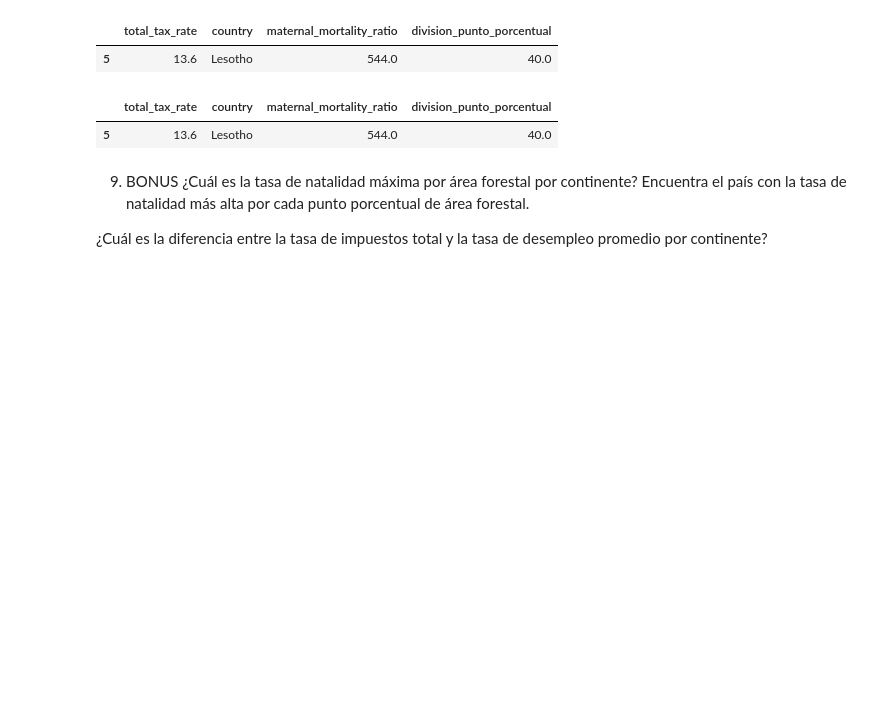
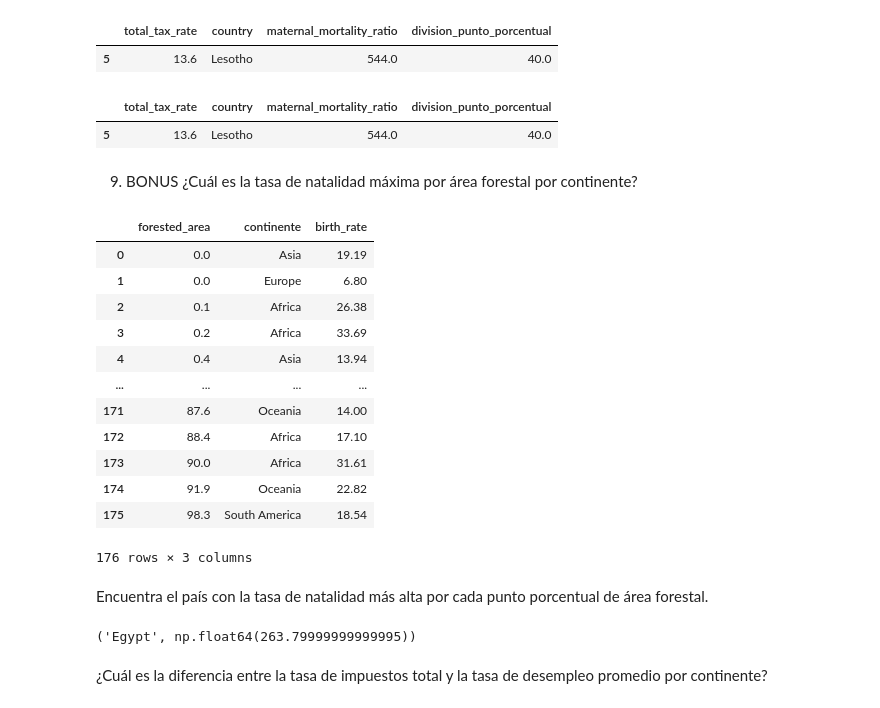
Before and after one commit to anaboyero/ADALAB_modulo_3, a Jupyter notebook: pair_programming/pair_5_groupby_&_apply.ipynb, the cells around one changed output. Drawn from its saved outputs; the diff is of its cells as text; code cells hidden in the pictures; blank space fills up the shorter version.

Commit message:
Completo con bonus

```diff
--- a/pair_programming/pair_5_groupby_&_apply.ipynb
+++ b/pair_programming/pair_5_groupby_&_apply.ipynb
@@ -317,8 +317,47 @@ registro_respuesta
 # %% [output]
 |  | total_tax_rate | country | maternal_mortality_ratio | division_punto_porcentual |
 | 5 | 13.6 | Lesotho | 544.0 | 40.0 |
+# %% [markdown]
+9. BONUS
+¿Cuál es la tasa de natalidad máxima por área forestal por continente?
+# %%
+# Sacamos la tasa máxima de natalidad agrupando por area forestal y continente
+
+max_tasa_natalidad_forest_continente = df_w.groupby(['forested_area', 'continente'])['birth_rate'].max().reset_index()
+max_tasa_natalidad_forest_continente
+# %% [output]
+|  | forested_area | continente | birth_rate |
+| 0 | 0.0 | Asia | 19.19 |
+| 1 | 0.0 | Europe | 6.80 |
+| 2 | 0.1 | Africa | 26.38 |
+| 3 | 0.2 | Africa | 33.69 |
+| 4 | 0.4 | Asia | 13.94 |
+| ... | ... | ... | ... |
+| 171 | 87.6 | Oceania | 14.00 |
+| 172 | 88.4 | Africa | 17.10 |
+| 173 | 90.0 | Africa | 31.61 |
+| 174 | 91.9 | Oceania | 22.82 |
+| 175 | 98.3 | South America | 18.54 |
+176 rows × 3 columns
+# %% [markdown]
+ Encuentra el país con la tasa de natalidad más alta por cada punto porcentual de área forestal.
+# %%
+# Creo una nueva columna en mi dataframe que tiene la tasa de natalidad por área forestal.
+
+df_w['tasa_natalidad_por_area_forestal'] = df_w['birth_rate']/ df_w['forested_area']
+
+datos_ordenados = df_w[['country', 'tasa_natalidad_por_area_forestal']].sort_values(by='tasa_natalidad_por_area_forestal', ascending=False)
+
+datos_ordenados
+
+# Para sacar el valor máximo no voy a tener en cuenta los países sin área forestal, porque dan una tasa de natalidad infinita.
+
+# Al ordenarlos de mayor a menor, veo que el primer dato no infinito es el de Egipto, con una tasa de 263.8
+
+respuesta = (datos_ordenados.loc[51, 'country'], datos_ordenados.loc[51, 'tasa_natalidad_por_area_forestal'])
+
+respuesta
+# %% [output]
+('Egypt', np.float64(263.79999999999995))
 # %% [markdown]
-9. BONUS
-¿Cuál es la tasa de natalidad máxima por área forestal por continente? Encuentra el país con la tasa de natalidad más alta por cada punto porcentual de área forestal.
-
 ¿Cuál es la diferencia entre la tasa de impuestos total y la tasa de desempleo promedio por continente?
```
Also changed, not shown: parts of 2 cells of this notebook.
